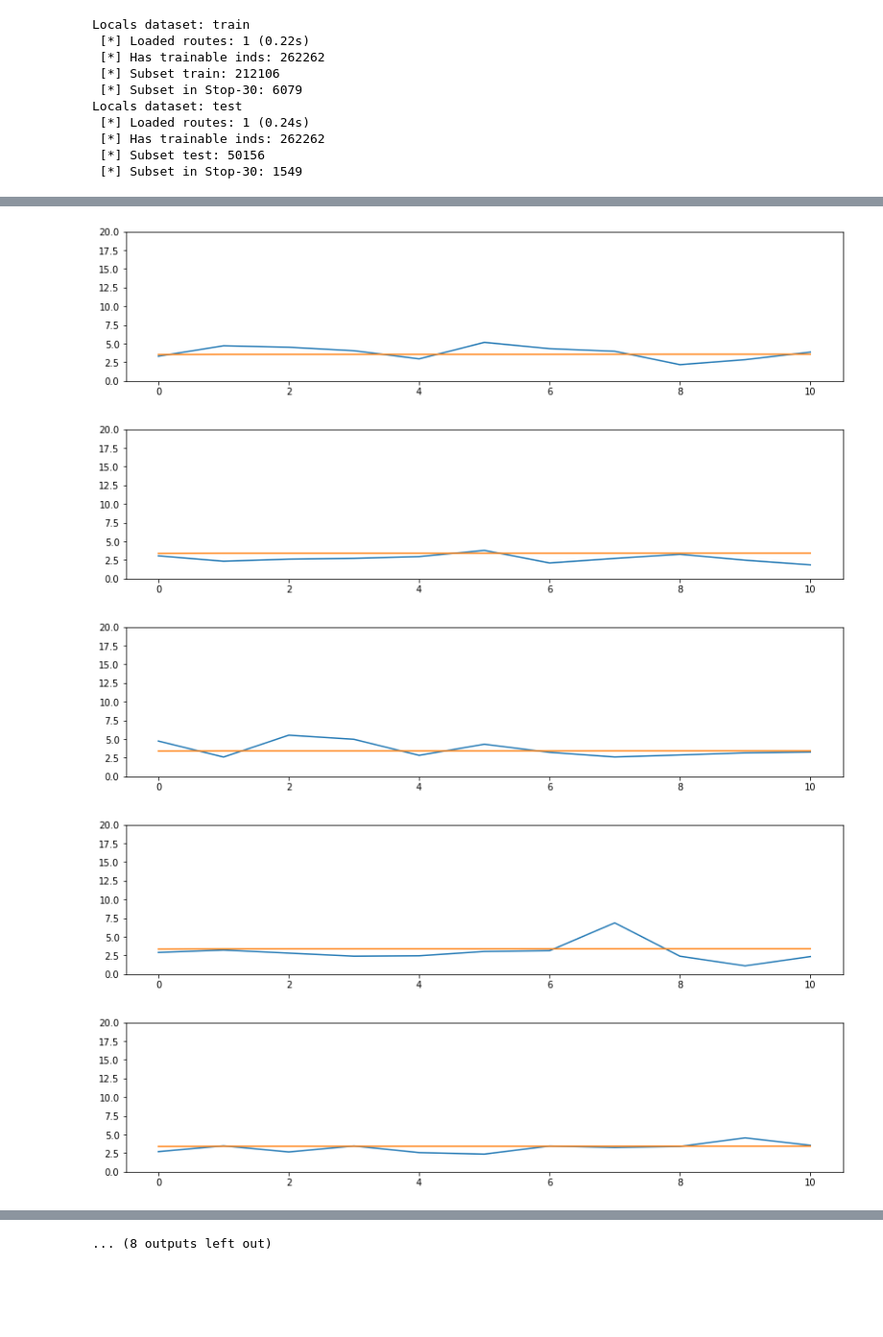
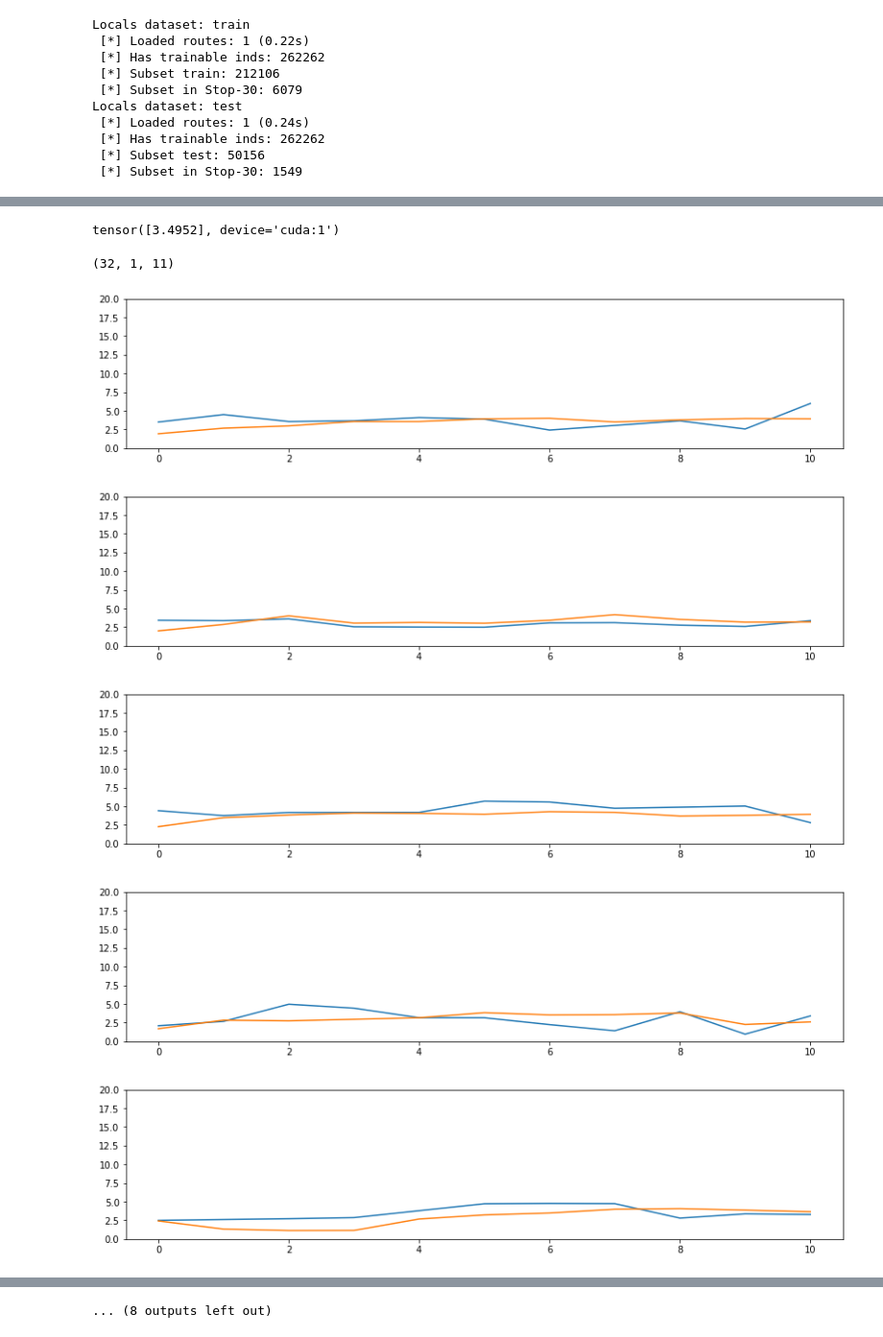
Before and after one commit to ulzee/traffic, a Jupyter notebook: Graph.ipynb, the cells around one changed output, grey strips where cells are left out. Shown at 96% size. Cells and saved outputs as stored; diff of their text form; code cells hidden in the pictures; blank space fills up the shorter version.

```diff
--- a/Graph.ipynb
+++ b/Graph.ipynb
@@ -23,7 +23,7 @@ EPS = 3
 BSIZE = 32
 STOPS = 2
 LAG = 12
-HSIZE = 512
+HSIZE = 256
 SROUTE = SAMPLE_ROUTES[0]
 SIND = 30
 LR = 0.0001
@@ -53,12 +53,12 @@ criterion = nn.MSELoss().to(device)
 # %%
 from models.Kernel import *
 
-def fit(_ys, ys, retain=True):
-    opt.zero_grad()
-    loss = criterion(ys, _ys)
-    loss.backward(retain_graph=retain)
-    opt.step()
-    return loss
+# def fit(_ys, ys, retain=True):
+#     opt.zero_grad()
+#     loss = criterion(ys, _ys)
+#     loss.backward(retain_graph=retain)
+#     opt.step()
+#     return loss
 
 losses = []
 for ei in range(EPS):
@@ -85,19 +85,24 @@ for ei in range(EPS):
             isFirst = ti == 0
             isNotLast = not (ti == len(batch)-2)
 
-            for _ in range(10):
-                _ = message(kernels, states, initial=isFirst)
-                _ = update(upops, states)
+#             for _ in range(10):
+            _ = message(kernels, states, initial=isFirst)
+            _ = update(upops, states)
 
-            # compute loss against t+1 graph values
+            # gather comparisons against t+1 graph values
             _ys, ys = zip(*gather_predictions(graph_t, states))
-            _ys, ys = torch.cat(_ys, dim=1), torch.cat(ys, dim=1)
-            loss = fit(_ys, ys, retain=isNotLast)
             _tys.append(_ys)
             tys.append(ys)
 
             # provide the known values (otherwise it becomes forecasting)
             reassign_v(states, graph_t)
+
+        ytrue = torch.stack([torch.stack(_ys, dim=1).squeeze(2) for _ys in _tys], dim=2)
+        ypred = torch.stack([torch.stack(ys, dim=1).squeeze(2) for ys in tys], dim=2)
+        opt.zero_grad()
+        loss = criterion(ypred, ytrue)
+        loss.backward(retain_graph=False)
+        opt.step()
 
         sys.stdout.write('[E%d:%d - B%d:%d] L%.2f    \r' % (
             ei + 1, EPS,
@@ -119,16 +124,23 @@ plt.show(); plt.close()
-# %%
-ytrue = tonpy(torch.cat(_tys, dim=1))
-ypred = tonpy(torch.cat(tys, dim=1))
+# %%
+print(_tys[0][0][0])
+# %% [output]
+tensor([3.4952], device='cuda:1')
+# %%
+yt = tonpy(ytrue)
+yp = tonpy(ypred)
+print(yt.shape)
+# %% [output]
+(32, 1, 11)
 # %%
 for bat in range(20):
     plt.figure(figsize=(14, 3))
-    plt.plot(ytrue[bat])
-    plt.plot(ypred[bat])
+    plt.plot(yt[bat][0])
+    plt.plot(yp[bat][0])
     plt.ylim(0, 20)
     plt.show(); plt.close()
 # %% [output]
-[figure, old version]
+[figure, new version]
-[figure, old version]
+[figure, new version]
-[figure, old version]
+[figure, new version]
-[figure, old version]
+[figure, new version]
-[figure, old version]
+[figure, new version]
```
Also changed, not shown: parts of 3 cells of this notebook, 1 other file.
